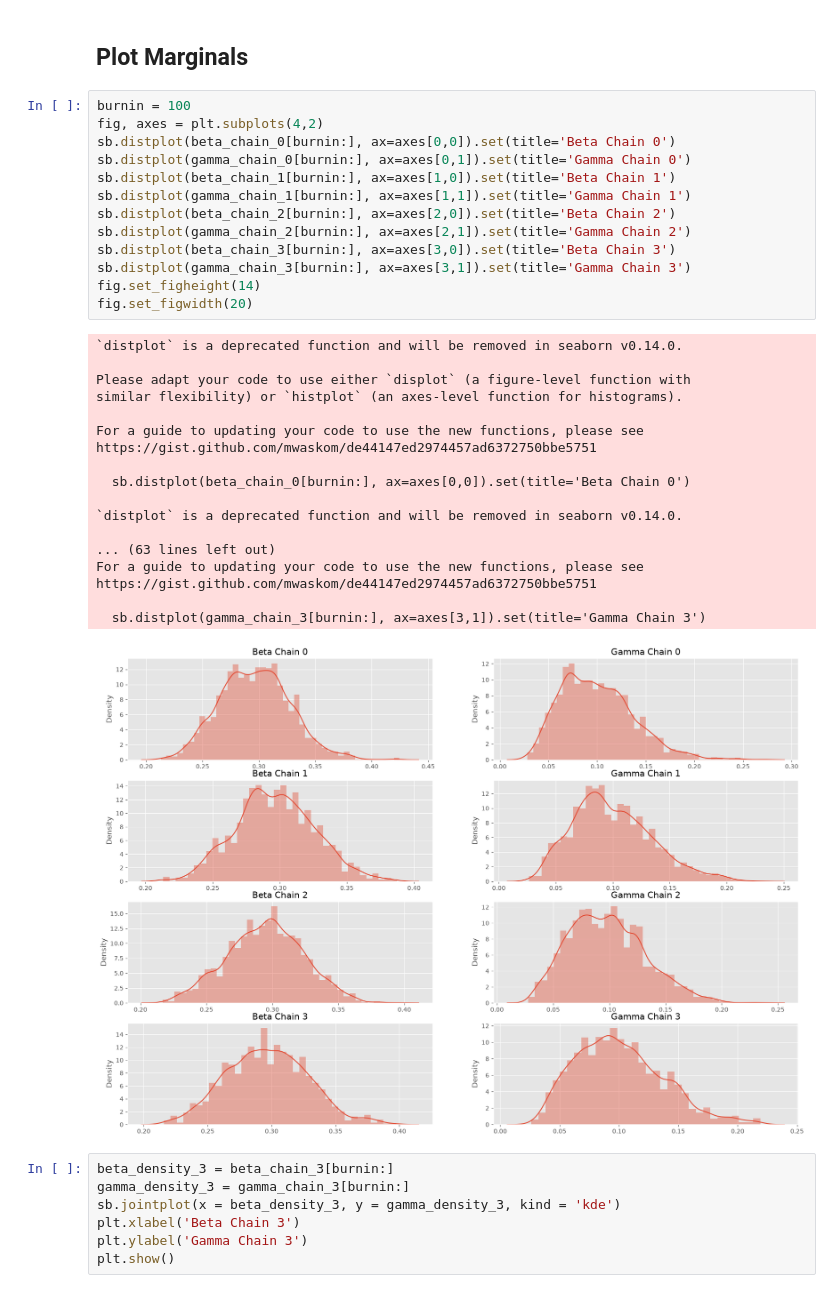
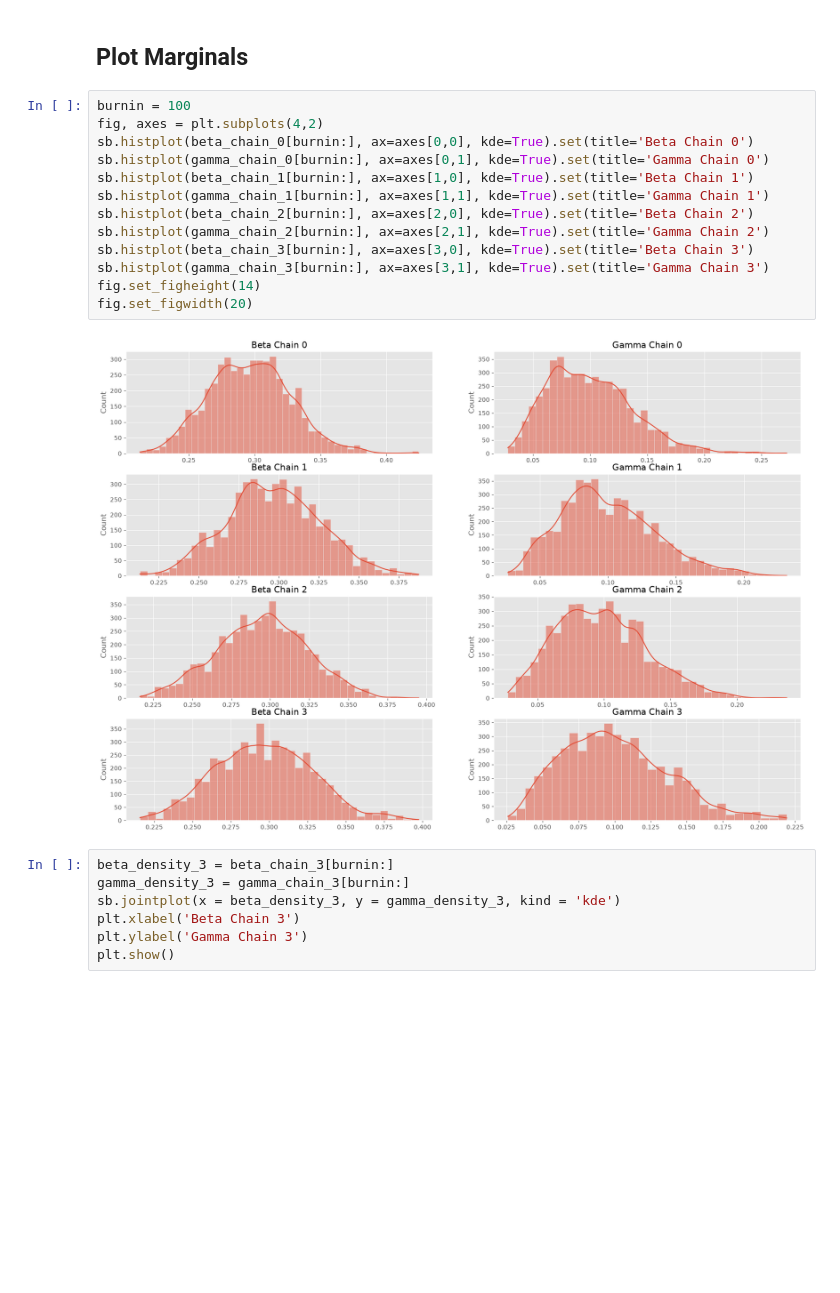
Before and after one commit to 19386928-oss/SIR_Model, a Jupyter notebook: src/particles/simulate_PMCMC.ipynb, the cells around one changed output. Drawn from its saved outputs; the diff is of its cells as text; blank space fills up the shorter version.

Commit message:
Seaborn histplot

```diff
--- a/src/particles/simulate_PMCMC.ipynb
+++ b/src/particles/simulate_PMCMC.ipynb
@@ -280,35 +262,18 @@ Time taken: 1201.39 seconds
 # %%
 burnin = 100
 fig, axes = plt.subplots(4,2)
-sb.distplot(beta_chain_0[burnin:], ax=axes[0,0]).set(title='Beta Chain 0')
-sb.distplot(gamma_chain_0[burnin:], ax=axes[0,1]).set(title='Gamma Chain 0')
-sb.distplot(beta_chain_1[burnin:], ax=axes[1,0]).set(title='Beta Chain 1')
-sb.distplot(gamma_chain_1[burnin:], ax=axes[1,1]).set(title='Gamma Chain 1')
-sb.distplot(beta_chain_2[burnin:], ax=axes[2,0]).set(title='Beta Chain 2')
-sb.distplot(gamma_chain_2[burnin:], ax=axes[2,1]).set(title='Gamma Chain 2')
-sb.distplot(beta_chain_3[burnin:], ax=axes[3,0]).set(title='Beta Chain 3')
-sb.distplot(gamma_chain_3[burnin:], ax=axes[3,1]).set(title='Gamma Chain 3')
+sb.histplot(beta_chain_0[burnin:], ax=axes[0,0], kde=True).set(title='Beta Chain 0')
+sb.histplot(gamma_chain_0[burnin:], ax=axes[0,1], kde=True).set(title='Gamma Chain 0')
+sb.histplot(beta_chain_1[burnin:], ax=axes[1,0], kde=True).set(title='Beta Chain 1')
+sb.histplot(gamma_chain_1[burnin:], ax=axes[1,1], kde=True).set(title='Gamma Chain 1')
+sb.histplot(beta_chain_2[burnin:], ax=axes[2,0], kde=True).set(title='Beta Chain 2')
+sb.histplot(gamma_chain_2[burnin:], ax=axes[2,1], kde=True).set(title='Gamma Chain 2')
+sb.histplot(beta_chain_3[burnin:], ax=axes[3,0], kde=True).set(title='Beta Chain 3')
+sb.histplot(gamma_chain_3[burnin:], ax=axes[3,1], kde=True).set(title='Gamma Chain 3')
 fig.set_figheight(14)
 fig.set_figwidth(20)
 # %% [output]
-`distplot` is a deprecated function and will be removed in seaborn v0.14.0.
-
-Please adapt your code to use either `displot` (a figure-level function with
-similar flexibility) or `histplot` (an axes-level function for histograms).
-
-For a guide to updating your code to use the new functions, please see
-https://gist.github.com/mwaskom/de44147ed2974457ad6372750bbe5751
-
-  sb.distplot(beta_chain_0[burnin:], ax=axes[0,0]).set(title='Beta Chain 0')
-
-`distplot` is a deprecated function and will be removed in seaborn v0.14.0.
-
-... (63 lines left out)
-For a guide to updating your code to use the new functions, please see
-https://gist.github.com/mwaskom/de44147ed2974457ad6372750bbe5751
-
-  sb.distplot(gamma_chain_3[burnin:], ax=axes[3,1]).set(title='Gamma Chain 3')
-[figure, old version]
+[figure, new version]
 # %%
 beta_density_3 = beta_chain_3[burnin:]
 gamma_density_3 = gamma_chain_3[burnin:]
```
Also changed, not shown: parts of 11 cells of this notebook.
